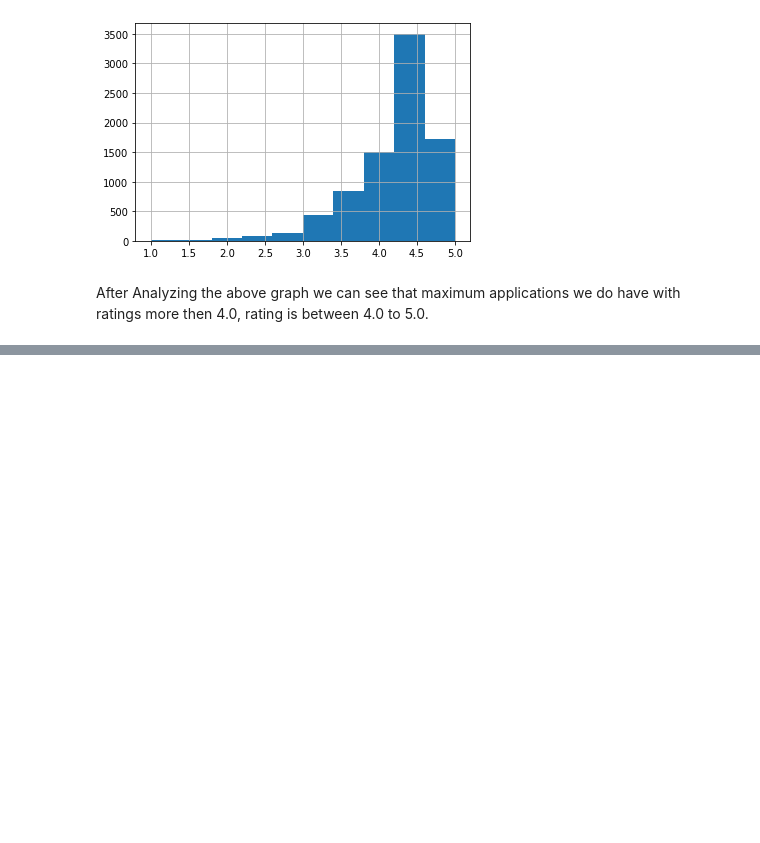
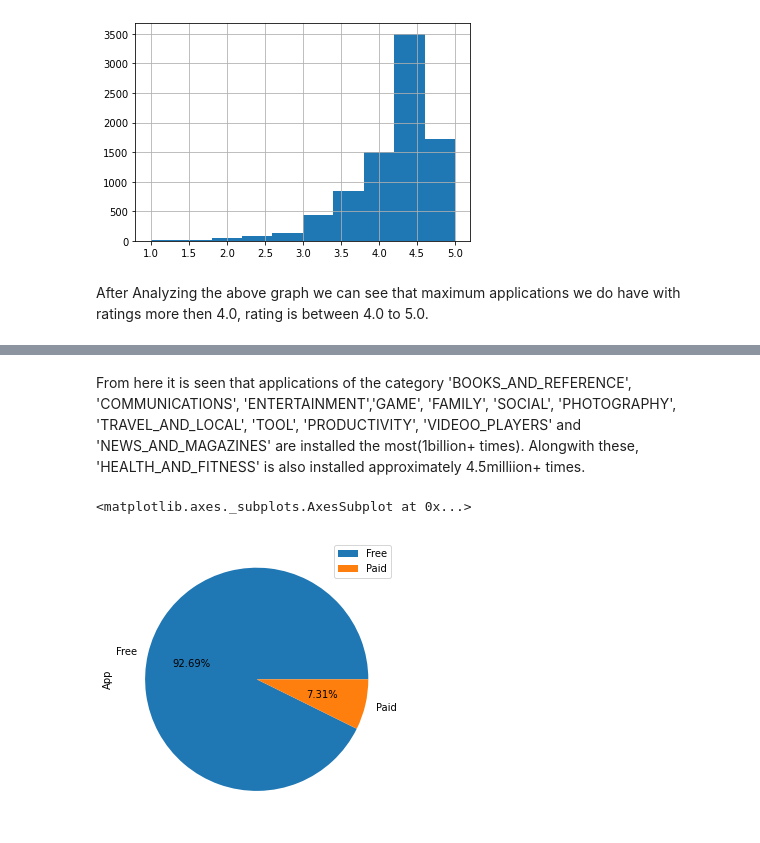
Before and after one commit to grishabh04/EDA-CAPSTONE-PROJECT, a Jupyter notebook: Play_Store_App_Review_Analysis_Capstone_Project.ipynb, the cells around one changed output, grey strips where cells are left out. Cells and saved outputs as stored; diff of their text form; code cells hidden in the pictures; blank space fills up the shorter version.

```diff
--- a/Play_Store_App_Review_Analysis_Capstone_Project.ipynb
+++ b/Play_Store_App_Review_Analysis_Capstone_Project.ipynb
@@ -559,0 +595,9 @@ Now let’s see the top installed apps in the playstore.
+# %% [markdown]
+From here it is seen that applications of the category 'BOOKS_AND_REFERENCE', 'COMMUNICATIONS', 'ENTERTAINMENT','GAME', 'FAMILY', 'SOCIAL', 'PHOTOGRAPHY', 'TRAVEL_AND_LOCAL', 'TOOL', 'PRODUCTIVITY', 'VIDEOO_PLAYERS' and 'NEWS_AND_MAGAZINES' are installed the most(1billion+ times). Alongwith these, 'HEALTH_AND_FITNESS' is also installed approximately 4.5milliion+ times.
+# %%
+#Lets check the percentage of free and paid apps in Dataset.
+type_pie=playstore_df.groupby('Type').count()
+type_pie.plot.pie(y='App', figsize=(5,6),autopct='%1.2f%%')
+# %% [output]
+<matplotlib.axes._subplots.AxesSubplot at 0x...>
+[figure, added]
```
Also changed, not shown: parts of 18 cells of this notebook.
